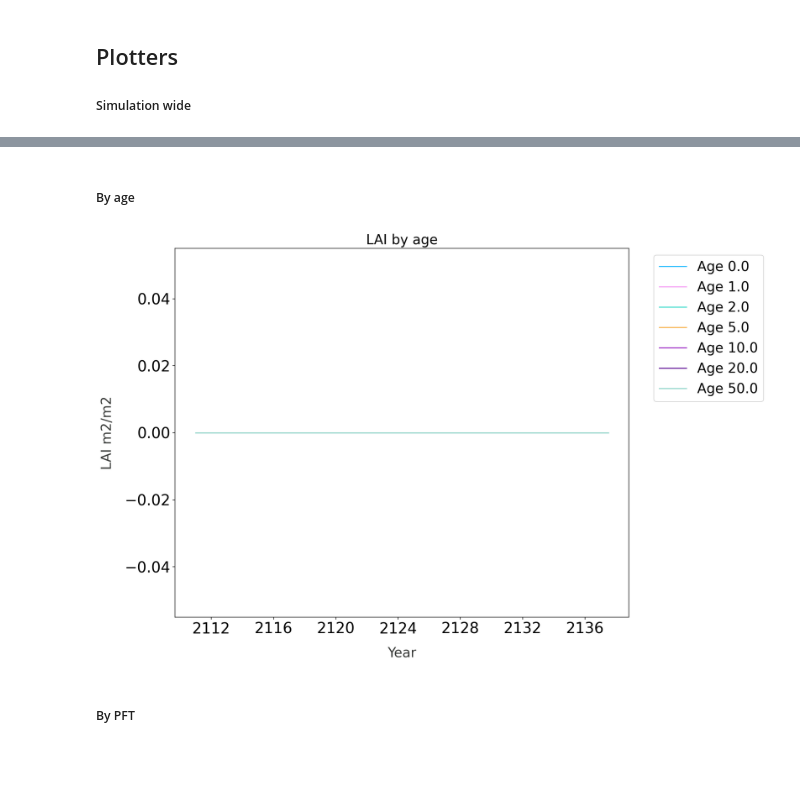
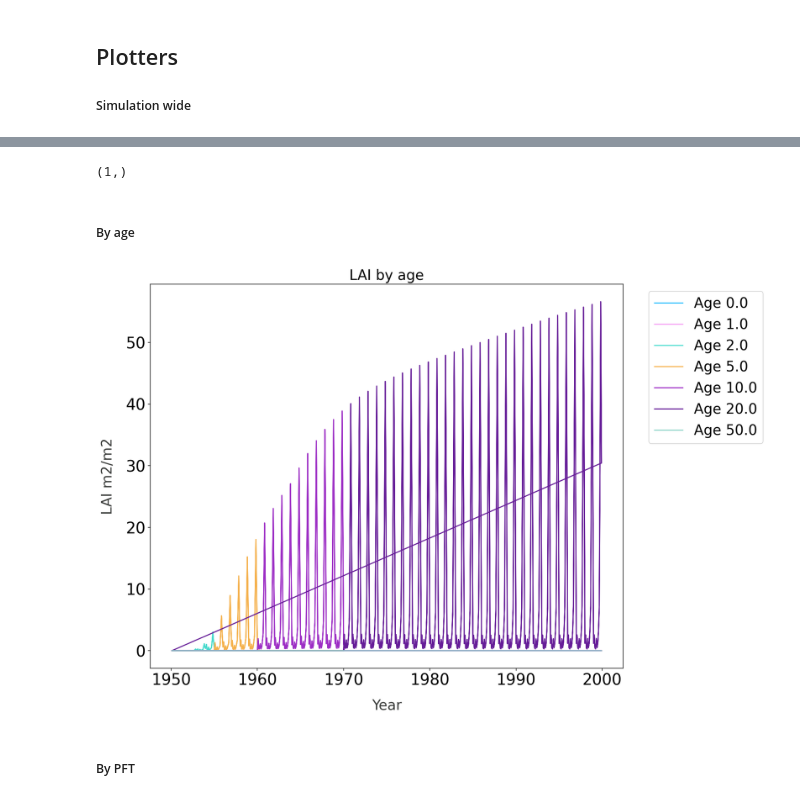
Before and after one commit to ZacharyRobbins/Transfer_HPC, a Jupyter notebook: Py_scripts/FATES.ipynb, the cells around one changed output, grey strips where cells are left out. Saved outputs shown, nothing was run; the diff lists cells and outputs as text; code cells hidden in the pictures; blank space fills up the shorter version.

```diff
--- a/Py_scripts/FATES.ipynb
+++ b/Py_scripts/FATES.ipynb
@@ -126,14 +126,16 @@ def plotterpft(data,PFT,titlelabel,xlabel,ylabel):
     ax.set_ylabel(ylabel, labelpad=15, fontsize=20, color="#333533");
     plt.legend(bbox_to_anchor=(1.04,1),prop={'size': 20})
 # %%
-data_path = "C:/Users/345578/Documents/GitHub/Transfer_HPC/FATES_RUNS/SR_test526.nc"
+data_path = "C:/Users/345578/Documents/GitHub/Transfer_HPC/BCI.T.IELMFATES.badger.intel.Cead8f1ada2-F977fe162.2022-05-23.10.elm.h1.2003-01-01-00000.nc"
 
 Fates_xr  = xr.open_dataset(data_path)
 ### Set up labels
-Fates_xr=Fates_xr.isel(time=slice(731,1050))
+#Fates_xr=Fates_xr.isel(time=slice(731,1050))
 minlat = Fates_xr.variables['lat'].min()
 maxlat = Fates_xr.variables['lat'].max()
 minlon = Fates_xr.variables['lon'].min()
 maxlon = Fates_xr.variables['lon'].max()
 JM_fates = len(Fates_xr.variables['lat'])
 IM_fates = len(Fates_xr.variables['lon'])
+
+Fates_xr
@@ -266,11 +282,15 @@ print(GPP)
+# %%
+np.shape(Time)
+# %% [output]
+(1,)
 # %% [markdown]
 ##### By age
 # %%
 %config InlineBackend.figure_format = 'retina'
-checkout=ProcessbyPAge(Fates_xr,'AREA_BURNT_BY_PATCH_AGE',Time)
+checkout=ProcessbyPAge(Fates_xr,'FIRE_INTENSITY_BY_PATCH_AGE',Time)
 plotterage(checkout,"LAI by age","Year","LAI m2/m2",'lower right')
 # %% [output]
-[figure, old version]
+[figure, new version]
 # %% [markdown]
 ##### By PFT
 # %%
```
Also changed, not shown: parts of 6 cells of this notebook, 11 other files.
